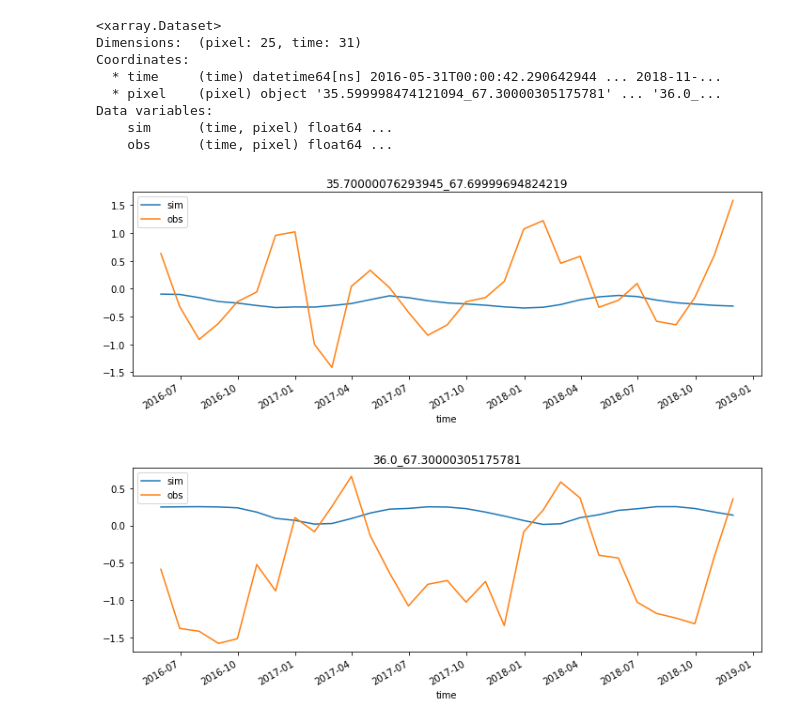
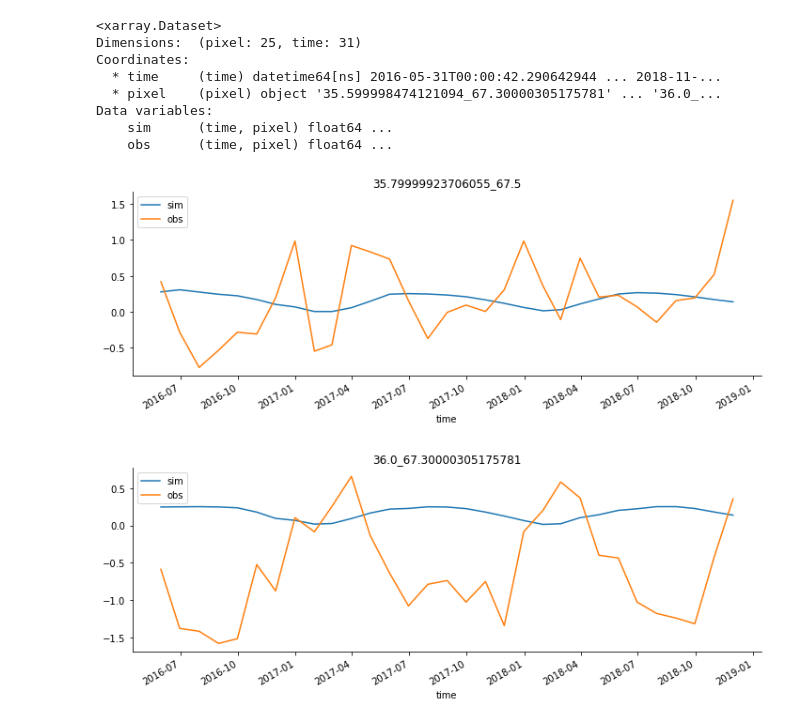
Before and after one commit to tommylees112/spatio_temporal, a Jupyter notebook: notebooks/india_experiments.ipynb, the cells around one changed output. Saved outputs shown, nothing was run; the diff lists cells and outputs as text; code cells hidden in the pictures.

```diff
--- a/notebooks/india_experiments.ipynb
+++ b/notebooks/india_experiments.ipynb
@@ -95,15 +96,15 @@ Coordinates:
 Data variables:
     sim      (time, pixel) float64 ...
     obs      (time, pixel) float64 ...
-# %%
-for i in np.arange(2):
-    f, ax = plt.subplots(figsize=(12, 4))
-    pixel = np.random.choice(preds.pixel.values)
-    preds.sel(pixel=pixel).to_dataframe().plot(ax=ax)
-    ax.set_title(pixel)
-# %% [output]
-[figure, removed]
-[figure, removed]
+# %%
+from spatio_temporal.training.eval_utils import save_timeseries
+
+for _ in range(2):
+    save_timeseries(preds, cfg)
+    sns.despine()
+# %% [output]
+[figure, added]
+[figure, added]
 # %%
 # from ml_drought
 import sys; sys.path.append("/Users/tommylees/github/ml_drought")
```
Also changed, not shown: parts of 3 cells of this notebook, 3 other files.
